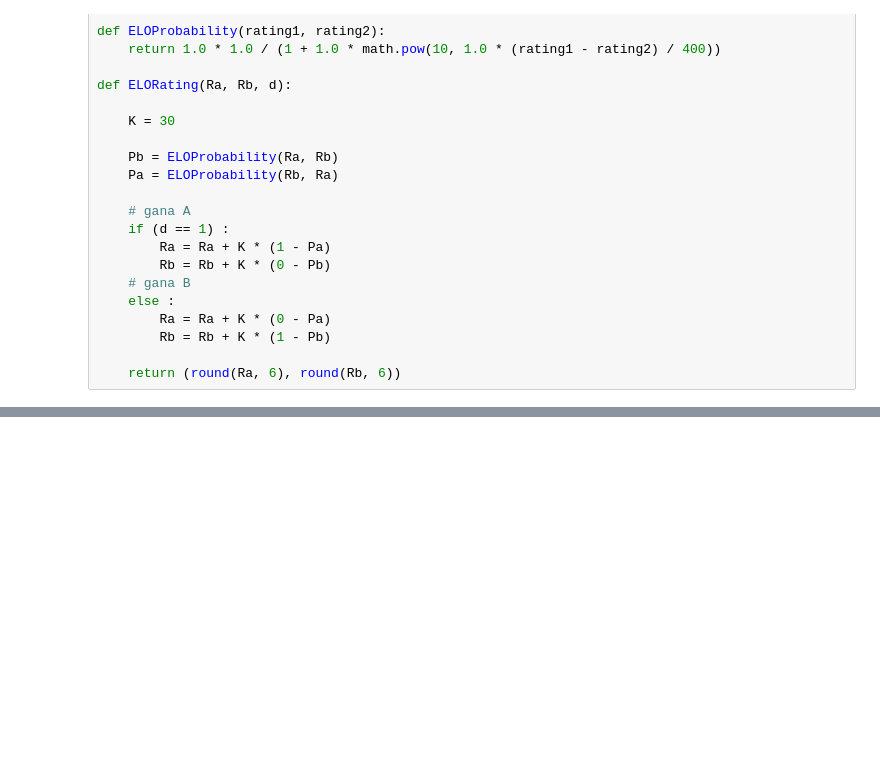
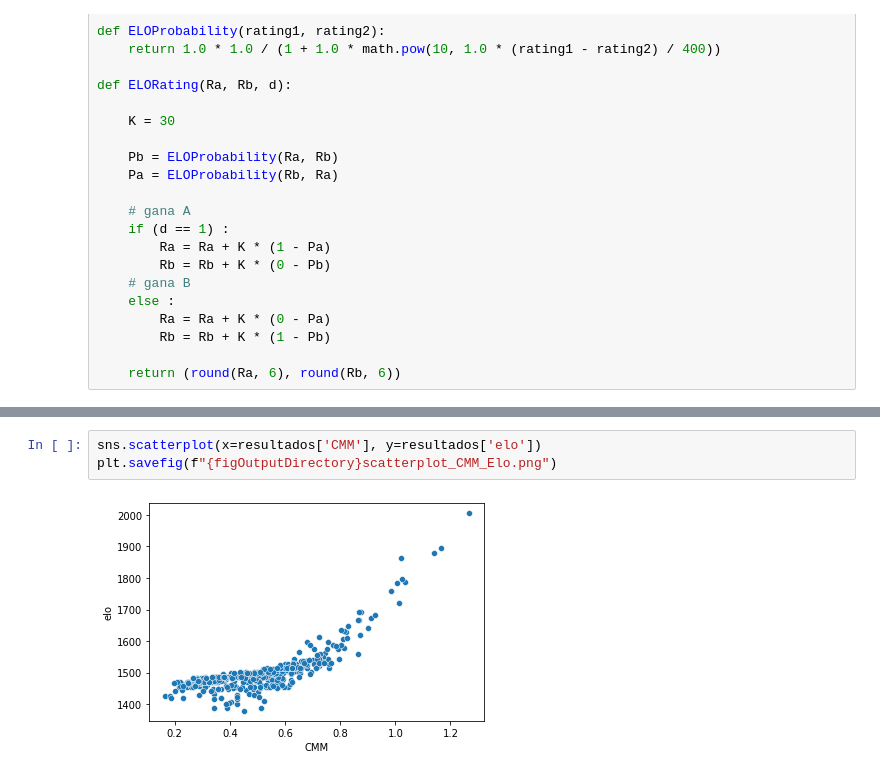
Before and after one commit to fzanollo/metodos-num, a Jupyter notebook: tp1/src/expAtp.ipynb, the cells around one changed output, grey strips where cells are left out. Drawn from its saved outputs; the diff is of its cells as text; blank space fills up the shorter version.

```diff
--- a/tp1/src/expAtp.ipynb
+++ b/tp1/src/expAtp.ipynb
@@ -120,4 +100,9 @@ sns.scatterplot(x=resultados['CMM'], y=resultados['WP'])
 [figure]
+# %%
+sns.scatterplot(x=resultados['CMM'], y=resultados['elo'])
+plt.savefig(f"{figOutputDirectory}scatterplot_CMM_Elo.png")
+# %% [output]
+[figure, added]
 # %%
 resultados[['CMM', 'WP', 'elo']].corr()
 # %% [output]
```
Also changed, not shown: parts of 18 cells of this notebook, 1 other file.
